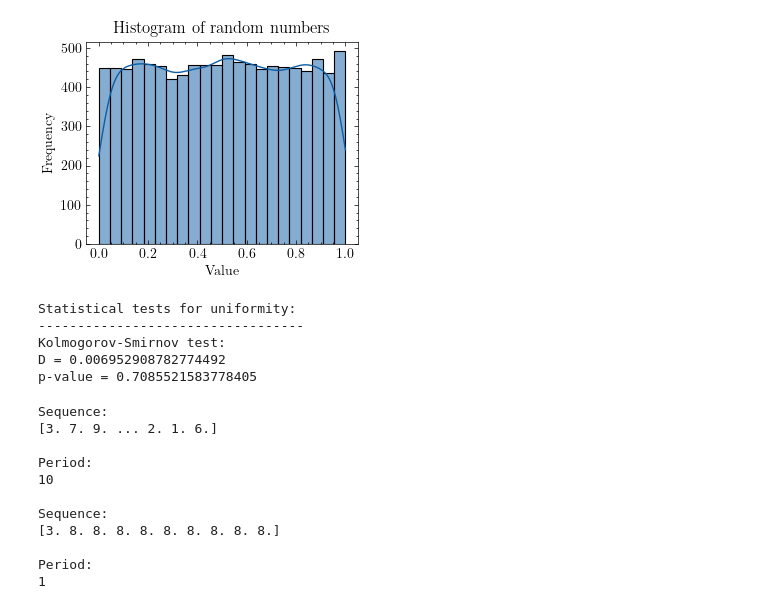
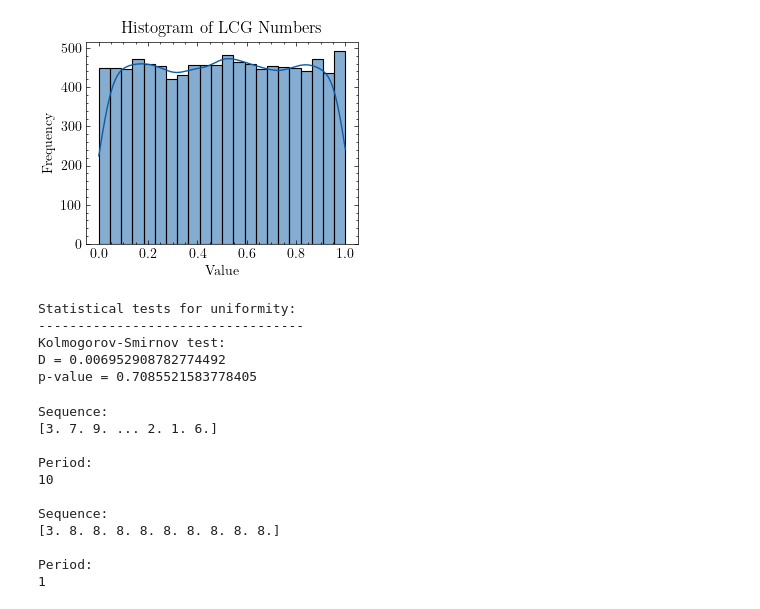
Before and after one commit to kanavmal/MATH512, a Jupyter notebook: Project 2/code.ipynb, the cells around one changed output. Saved outputs shown, nothing was run; the diff lists cells and outputs as text; code cells hidden in the pictures.

```diff
--- a/Project 2/code.ipynb
+++ b/Project 2/code.ipynb
@@ -23,35 +23,35 @@ n = 10000
 
 # Generate random numbers
 x = np.zeros(n)
 x[0] = 1
 for i in range(1, n):
     x[i] = (a * x[i-1] + c) % m
 
 # Normalize
 x = x / m
 
 # Plot histogram
 plt.figure()
 sns.histplot(x, kde=True)
-plt.title('Histogram of random numbers')
+plt.title('Histogram of LCG Numbers')
 plt.xlabel('Value')
 plt.ylabel('Frequency')
 plt.show()
 
 # Perform statistical tests for uniformity
 print('Statistical tests for uniformity:')
 print('----------------------------------')
 
 # Kolmogorov-Smirnov test
 D = max(abs(np.sort(x) - np.linspace(0, 1, n)))
 p_value = stats.kstest(x, 'uniform').pvalue
 critical_value = 1.36 / math.sqrt(n)
 print('Kolmogorov-Smirnov test:')
 print('D =', D)
 print('p-value =', p_value)
 print('')
 # %% [output]
-[figure, old version]
+[figure, new version]
 Statistical tests for uniformity:
 ----------------------------------
 Kolmogorov-Smirnov test:
```
Also changed, not shown: parts of 14 cells of this notebook, 5 other files.
